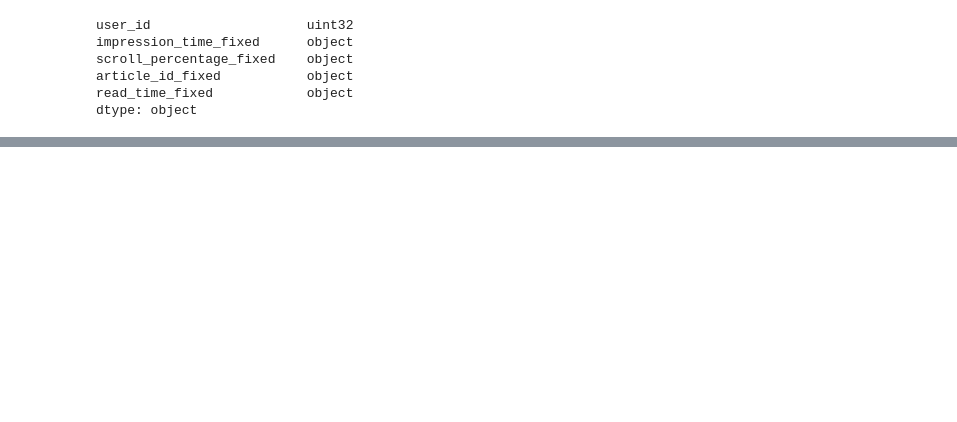
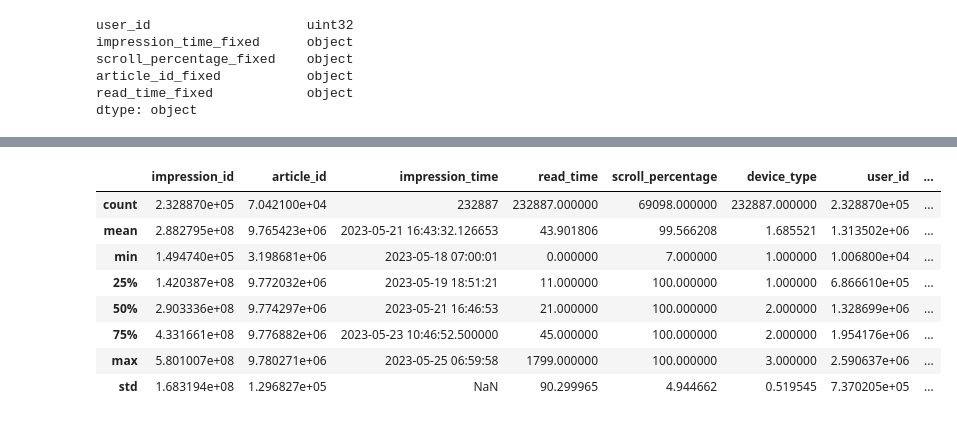
Before and after one commit to gitvonBS/recommender-systems-project, a Jupyter notebook: main.ipynb, the cells around one changed output, grey strips where cells are left out. Drawn from its saved outputs; the diff is of its cells as text; code cells hidden in the pictures; blank space fills up the shorter version.

```diff
--- a/main.ipynb
+++ b/main.ipynb
@@ -58,0 +94,12 @@ dtype: object
+# %%
+behaviors_train.describe()
+# %% [output]
+|  | impression_id | article_id | impression_time | read_time | scroll_percentage | device_type | user_id | ... |
+| count | 2.328870e+05 | 7.042100e+04 | 232887 | 232887.000000 | 69098.000000 | 232887.000000 | 2.328870e+05 | ... |
+| mean | 2.882795e+08 | 9.765423e+06 | 2023-05-21 16:43:32.126653 | 43.901806 | 99.566208 | 1.685521 | 1.313502e+06 | ... |
+| min | 1.494740e+05 | 3.198681e+06 | 2023-05-18 07:00:01 | 0.000000 | 7.000000 | 1.000000 | 1.006800e+04 | ... |
+| 25% | 1.420387e+08 | 9.772032e+06 | 2023-05-19 18:51:21 | 11.000000 | 100.000000 | 1.000000 | 6.866610e+05 | ... |
+| 50% | 2.903336e+08 | 9.774297e+06 | 2023-05-21 16:46:53 | 21.000000 | 100.000000 | 2.000000 | 1.328699e+06 | ... |
+| 75% | 4.331661e+08 | 9.776882e+06 | 2023-05-23 10:46:52.500000 | 45.000000 | 100.000000 | 2.000000 | 1.954176e+06 | ... |
+| max | 5.801007e+08 | 9.780271e+06 | 2023-05-25 06:59:58 | 1799.000000 | 100.000000 | 3.000000 | 2.590637e+06 | ... |
+| std | 1.683194e+08 | 1.296827e+05 | NaN | 90.299965 | 4.944662 | 0.519545 | 7.370205e+05 | ... |
```
Also changed, not shown: parts of 9 cells of this notebook.
